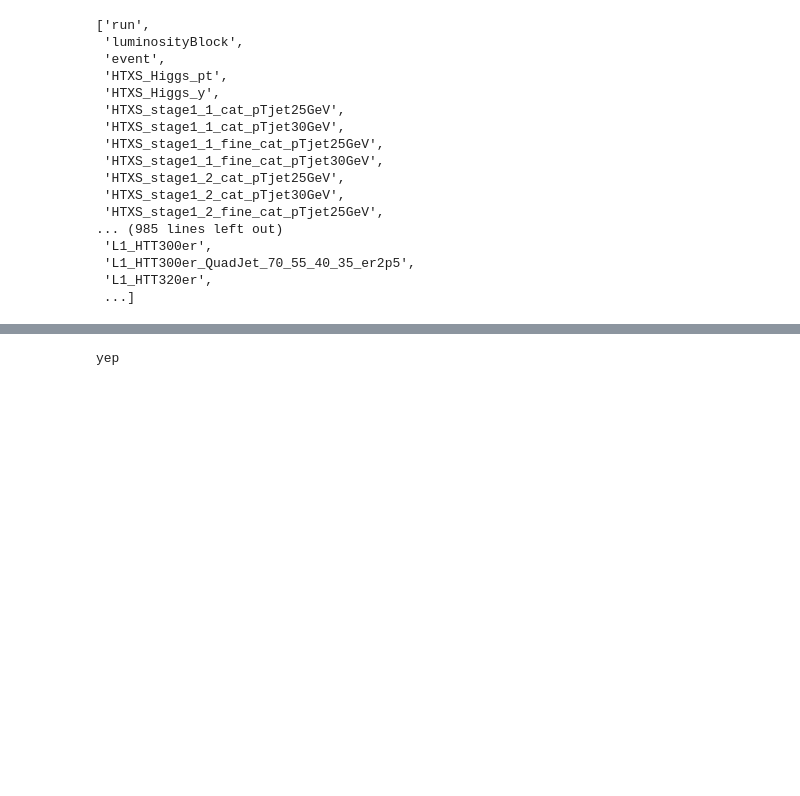
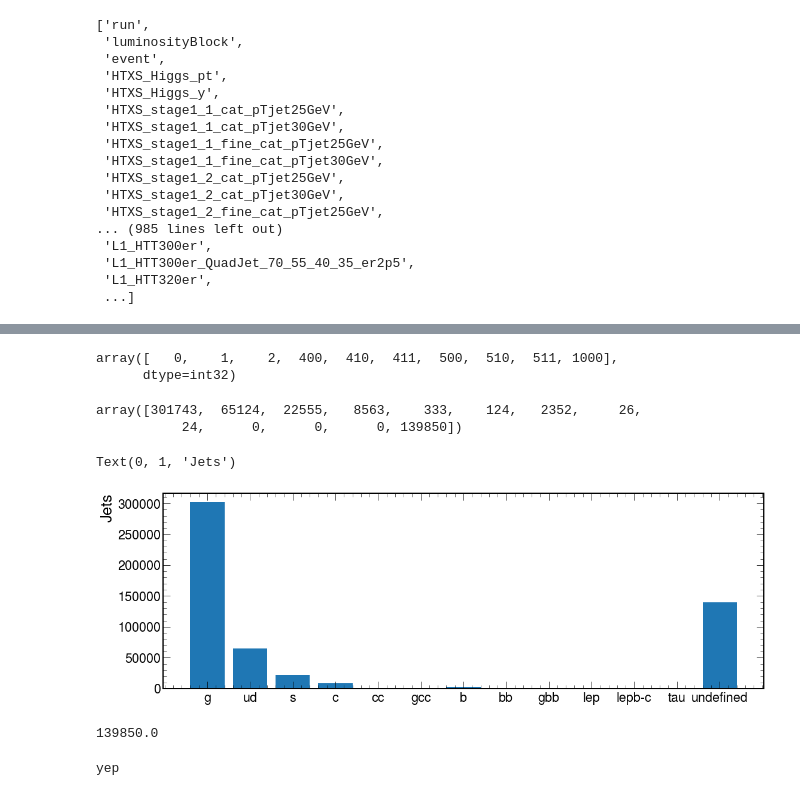
Before and after one commit to hschoenen/VHcc-cTagSF, a Jupyter notebook: Analyzer/condorDESY/prototyping.ipynb, the cells around one changed output, grey strips where cells are left out. Saved outputs shown, nothing was run; the diff lists cells and outputs as text; code cells hidden in the pictures; blank space fills up the shorter version.

```diff
--- a/Analyzer/condorDESY/prototyping.ipynb
+++ b/Analyzer/condorDESY/prototyping.ipynb
@@ -505,3 +571,34 @@ fileStock['Events'].keys()
+# %%
+jet_flavs = ak.flatten(fileStock3['Events']['Jet_FlavSplit'].arrays().Jet_FlavSplit, axis=-1).to_numpy()
+# %%
+np.unique(jet_flavs)
+# %% [output]
+array([   0,    1,    2,  400,  410,  411,  500,  510,  511, 1000],
+      dtype=int32)
+# %%
+height, xvars = np.histogram(jet_flavs, bins=(0,1,2,400,410,411,500,510,511,520,521,600,1000,1001))
+# %%
+height
+# %% [output]
+array([301743,  65124,  22555,   8563,    333,    124,   2352,     26,
+           24,      0,      0,      0, 139850])
+# %%
+labels = ['g', 'ud', 's', 'c', 'cc', 'gcc', 'b', 'bb', 'gbb', 'lep', 'lepb-c', 'tau', 'undefined']
+# %%
+import matplotlib.pyplot as plt
+import mplhep as hep
+plt.style.use([hep.style.ROOT, hep.style.firamath])
+# %%
+f = plt.figure(figsize=(18,6))
+plt.bar(labels, height)
+plt.ylabel('Jets')
+# %% [output]
+Text(0, 1, 'Jets')
+[figure, added]
+# %%
+np.sum(jet_flavs[jet_flavs==1000])/1000
+# %% [output]
+139850.0
 # %%
 if False <= 0:
     print('yep')
```
Also changed, not shown: parts of 9 cells of this notebook, 15 other files.
